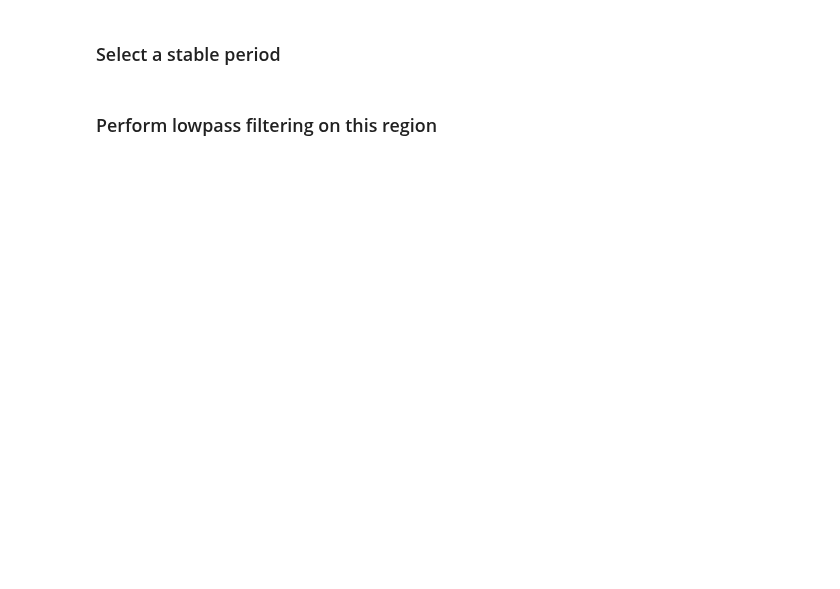
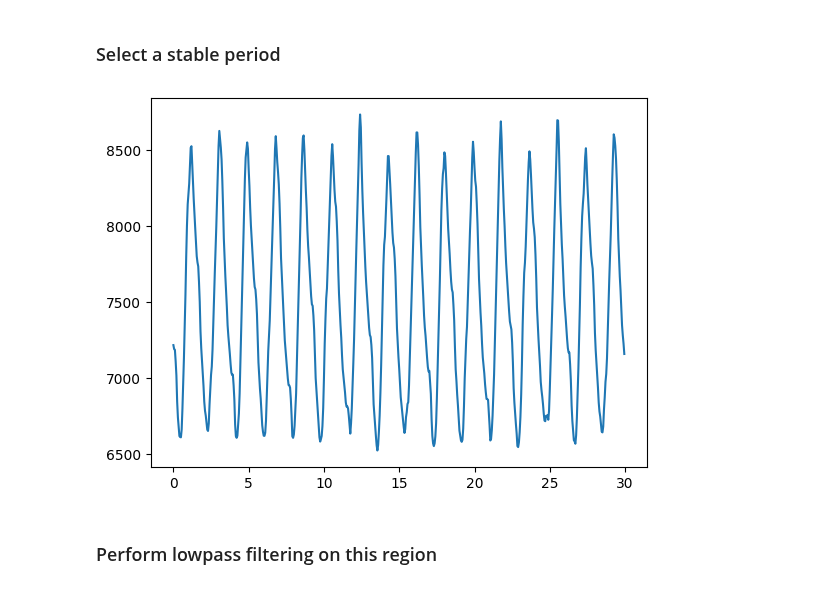
Before and after one commit to EIT-ALIVE/eitprocessing, a Jupyter notebook: notebooks/minidemo.ipynb, the cells around one changed output. Cells and saved outputs as stored; diff of their text form; code cells hidden in the pictures; blank space fills up the shorter version.

```diff
--- a/notebooks/minidemo.ipynb
+++ b/notebooks/minidemo.ipynb
@@ -20,11 +25,13 @@ plt.plot(gi)
 # %% [markdown]
 ### Select a stable period
 # %%
-t0 = 55824.168
+t0 = sequence.time[0]
 shorter_sequence = sequence.select_by_time(t0 + 800, t0 + 830)
 stable_gi = shorter_sequence.continuous_data["global_impedance_(raw)"]
 
-plt.plot(stable_gi)
+plot_gi(stable_gi)
+# %% [output]
+[figure, added]
 # %% [markdown]
 ### Perform lowpass filtering on this region
 # %%
```
Also changed, not shown: parts of 5 cells of this notebook.
